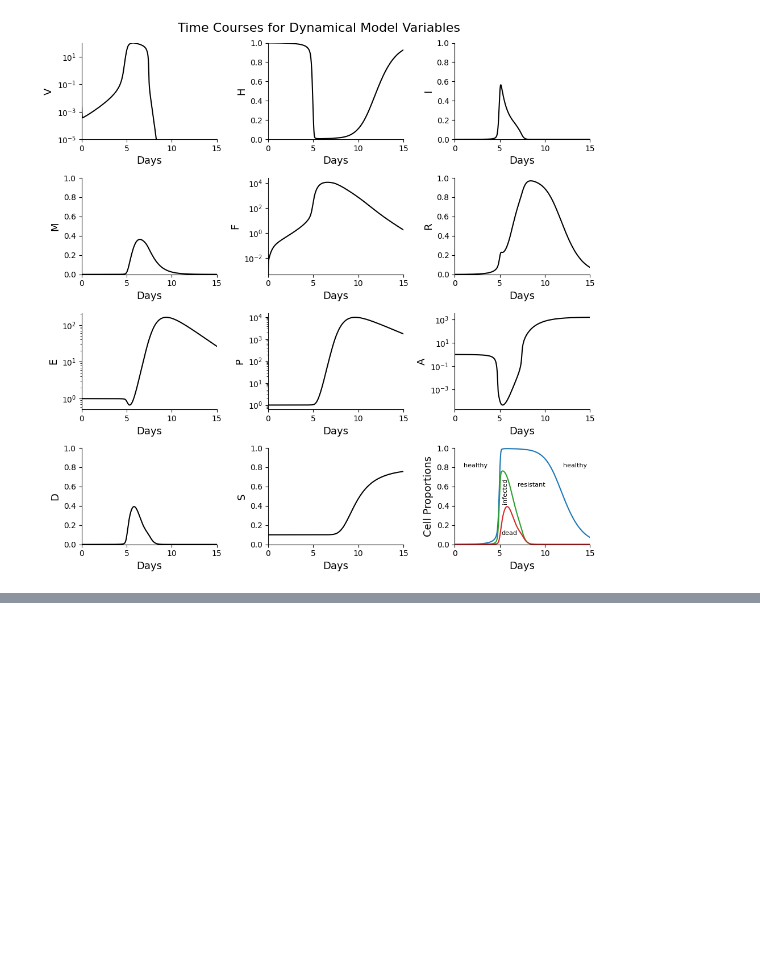
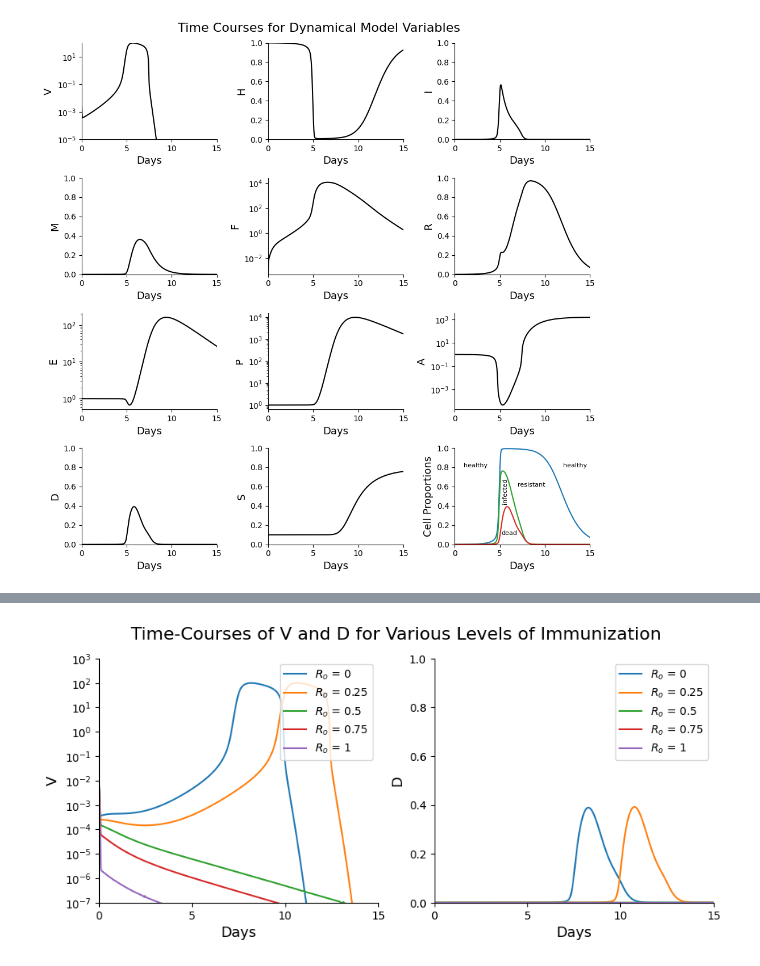
Before and after one commit to mkayeterry/MCDB172, a Jupyter notebook: final/flu_revised.ipynb, the cells around one changed output, grey strips where cells are left out. Drawn from its saved outputs; the diff is of its cells as text; code cells hidden in the pictures; blank space fills up the shorter version.

```diff
--- a/final/flu_revised.ipynb
+++ b/final/flu_revised.ipynb
@@ -248 +301,71 @@ plt.show()
+# %%
+# Figure 4
+
+# Generate time array that contains 1000 equally-spaced values between 0 and 15
+t = np.linspace(0, 15, 1000)
+
+# Set lists of applicable initial values to test various vaccination levels
+R0_lst = [0, 0.25, 0.5, 0.75, 1]
+H0_lst = R0_lst[::-1]
+
+
+# Create empty lists to store results
+V_IMM, D_IMM = [], []
+
+for i in range(len(R0_lst)):
+
+    # Define initial values for a system with revised initial states
+    V0, H0, I0, M0, F0, R0, E0, P0, A0, S0 = 0.01, H0_lst[i], 0, 0.01, 0.01, R0_lst[i], 1, 1, 1, 0.1
+
+    # Define initial state with current viral load value
+    state0 = [V0, H0, I0, M0, F0, R0, E0, P0, A0, S0]
+
+    # Solve ODEs using revised initial state and standard parameters
+    state = odeint(get_deriv, state0, t, args=(params_std,))
+
+    # Transpose state matrix to get individual time series for each variable
+    V, H, I, M, F, R, E, P, A, S = state.T
+
+    # Calculate the results for the proportion of dead cells
+    D = 1 - H - R - I
+
+    # Append results to respective lists
+    V_IMM.append(V), D_IMM.append(D)
+
+# Initialize y axis labels, title, and subplots
+F7_labels = ['V', 'D']
+fig, axes = plt.subplots(nrows=1, ncols=2, figsize=(10,4))
+fig.suptitle('Time-Courses of V and D for Various Levels of Immunization', fontsize = 16)
+
+# Set plot parameters and labels for each subplot
+for i, ax in enumerate(axes.flat):
+    ax.spines['top'].set_visible(False)
+    ax.spines['right'].set_visible(False)
+
+    if i in range(0, 2):
+        xticks = np.arange(0, 16, 5)
+        ax.set_xticks(xticks)
+        ax.set_xlim(0, 15)
+        ax.set_xlabel('Days', fontsize=13)
+        ax.set_ylabel(F7_labels[i], fontsize=13)
+
+# Plot time course of V for each gammaHV value
+for i in range(len(R0_lst)):
+    axes[0].semilogy(t, V_IMM[i], label=r'$R_o$ = {}'.format(R0_lst[i]))
+yticks = [10**i for i in range(-7, 4)]
+axes[0].set_ylim([yticks[0], yticks[-1]])
+axes[0].set_yticks(yticks)
+axes[0].legend(loc = 'upper right')
+
+# Plot time course of D for each gammaHV value
+for i in range(len(R0_lst)):
+    axes[1].plot(t, D_IMM[i], label=r'$R_o$ = {}'.format(R0_lst[i]))
+axes[1].set_ylim(0, 1.0)
+axes[1].legend()
+
+# Save figure and show time courses
+plt.savefig('figure4', dpi = 300)
+plt.show()
+# %% [output]
+[figure, added]
 # %%
```
Also changed, not shown: parts of 9 cells of this notebook, 18 other files.
